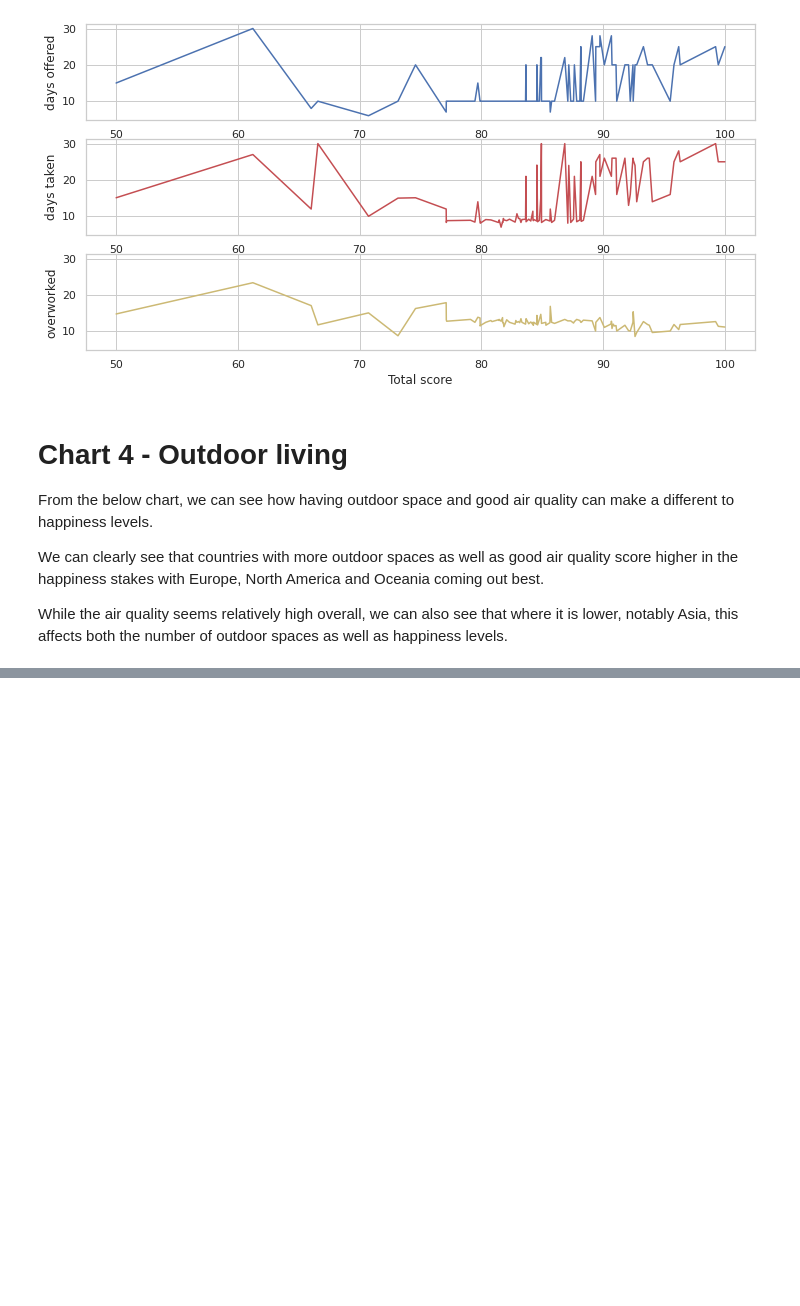
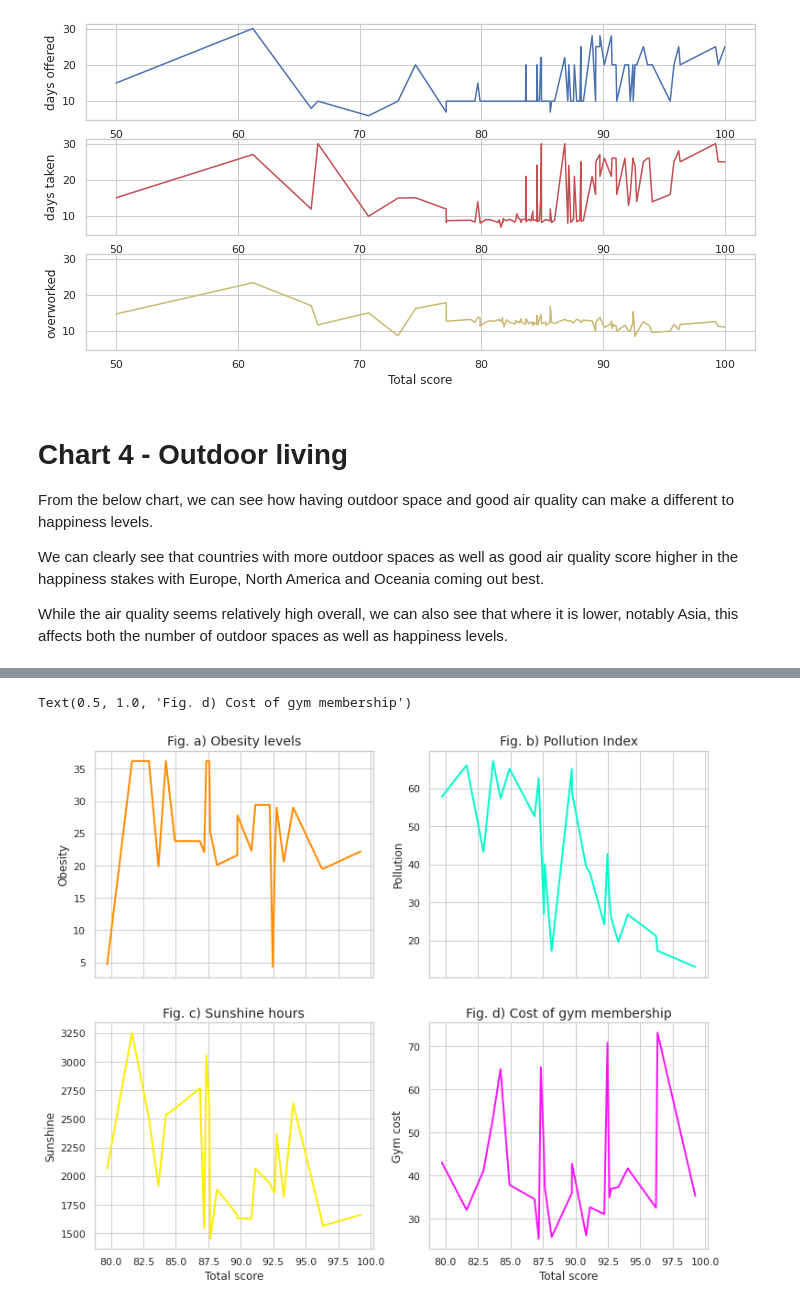
Before and after one commit to oheag2/UCDPA_GillianOHea, a Jupyter notebook: GillianOHea_FinalProject.ipynb, the cells around one changed output, grey strips where cells are left out. Saved outputs shown, nothing was run; the diff lists cells and outputs as text; code cells hidden in the pictures; blank space fills up the shorter version.

```diff
--- a/GillianOHea_FinalProject.ipynb
+++ b/GillianOHea_FinalProject.ipynb
@@ -1137,0 +546,23 @@ dfwork.plot(kind='line',x='overworked_pcnt',y='vacdays_offered',color='yellow')
+# %%
+fig, ax = plt.subplots(2, 2, sharex=True)
+fig.set_size_inches([12,10])
+ax[0, 0].plot(work_health["total_score"], work_health["obesity"], color="#FF8B00", linewidth=2)
+ax[0, 1].plot(work_health["total_score"], work_health["poll_index"], color="#02FACD", linewidth=2)
+ax[1, 0].plot(work_health["total_score"], work_health["sunshine"], color="#FCED02", linewidth=2)
+ax[1, 1].plot(work_health["total_score"], work_health["gymcost"], color="#FA16FA", linewidth=2)
+
+ax[0, 0].set_ylabel("Obesity")
+ax[0, 1].set_ylabel("Pollution")
+ax[1, 0].set_ylabel("Sunshine")
+ax[1, 1].set_ylabel("Gym cost")
+
+ax[1, 0].set_xlabel("Total score")
+ax[1, 1].set_xlabel("Total score")
+
+ax[0,0 ].set_title('Fig. a) Obesity levels', fontsize=14)
+ax[0,1 ].set_title('Fig. b) Pollution Index', fontsize=14)
+ax[1,0 ].set_title('Fig. c) Sunshine hours', fontsize=14)
+ax[1,1 ].set_title('Fig. d) Cost of gym membership', fontsize=14)
+# %% [output]
+Text(0.5, 1.0, 'Fig. d) Cost of gym membership')
+[figure, added]
```
Also changed, not shown: parts of 71 cells of this notebook.
